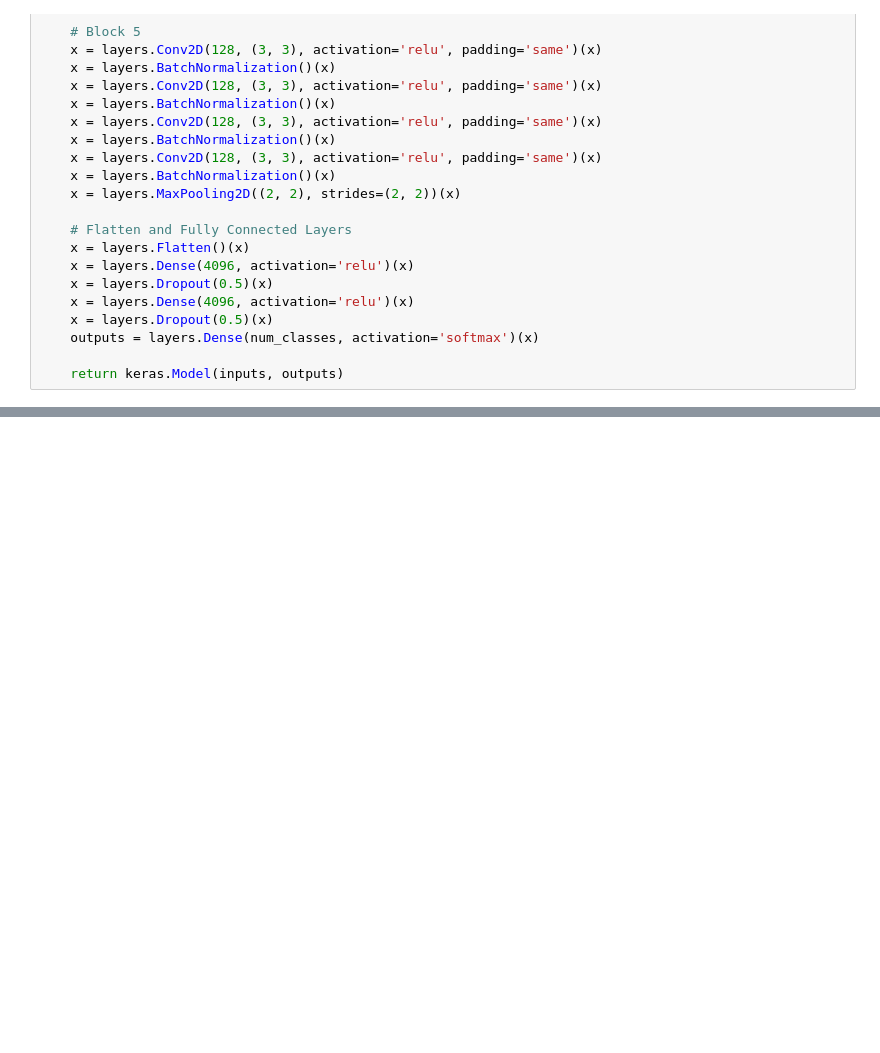
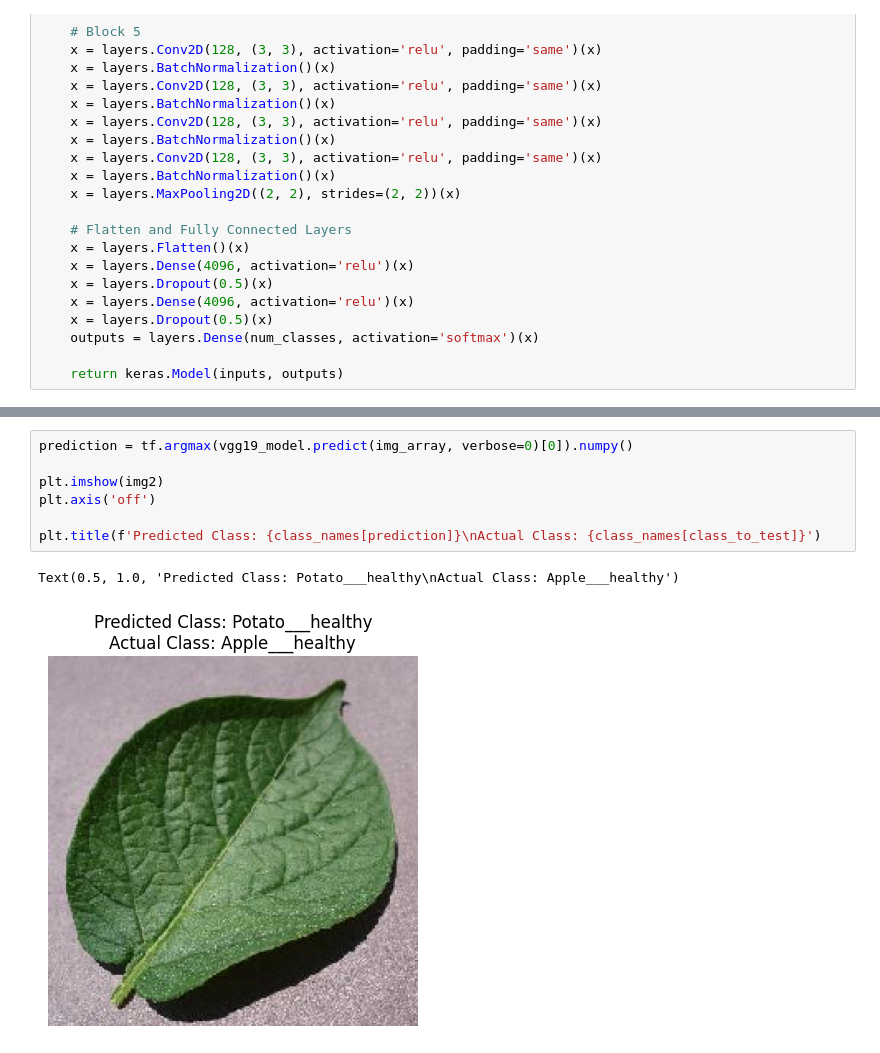
Before and after one commit to Fahd011/AI-project, a Jupyter notebook: Project.ipynb, the cells around one changed output, grey strips where cells are left out. Drawn from its saved outputs; the diff is of its cells as text; blank space fills up the shorter version.

```diff
--- a/Project.ipynb
+++ b/Project.ipynb
@@ -319,0 +432,10 @@ plt.title(f'Predicted Class: {class_names[prediction]}\nActual Class: {class_nam
+# %%
+prediction = tf.argmax(vgg19_model.predict(img_array, verbose=0)[0]).numpy()
+
+plt.imshow(img2)
+plt.axis('off')
+
+plt.title(f'Predicted Class: {class_names[prediction]}\nActual Class: {class_names[class_to_test]}')
+# %% [output]
+Text(0.5, 1.0, 'Predicted Class: Potato___healthy\nActual Class: Apple___healthy')
+[figure, added]
```
Also changed, not shown: parts of 16 cells of this notebook.
